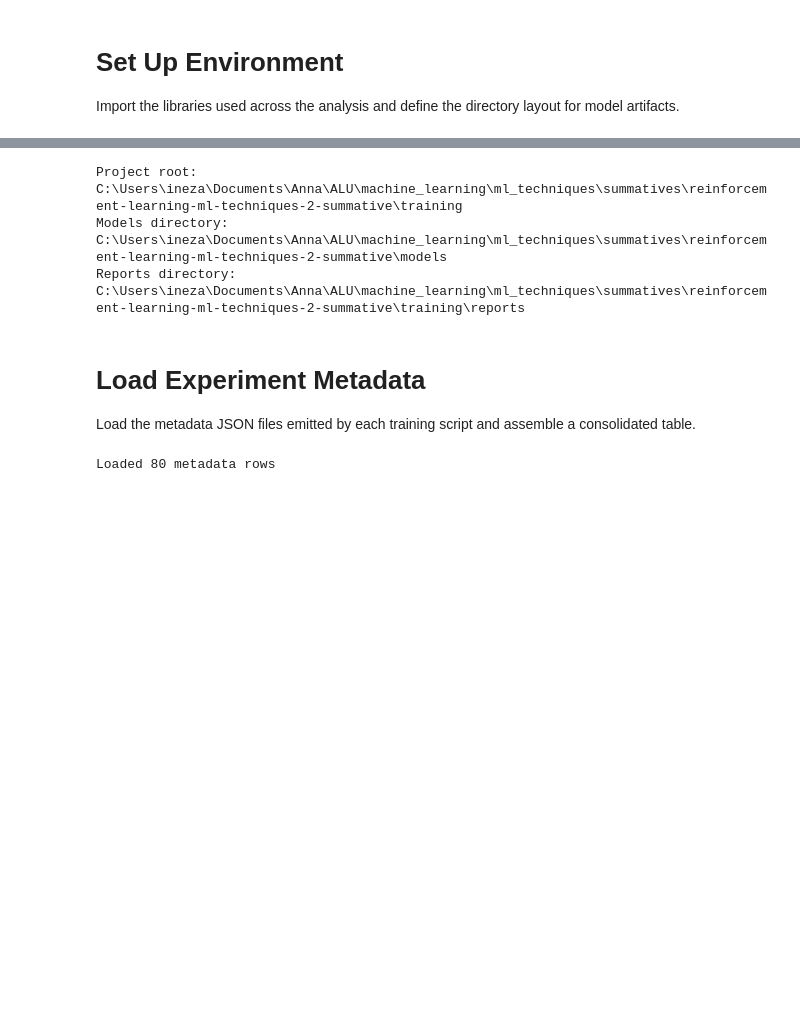
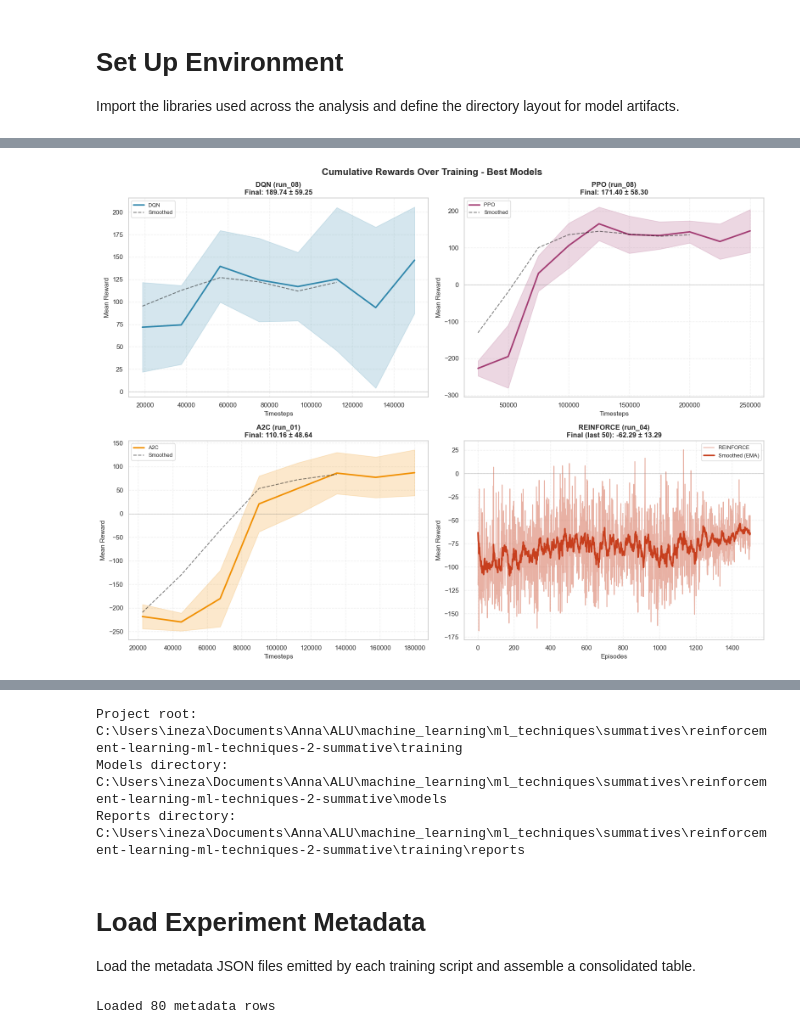
Before and after one commit to aimee-annabelle/reinforcement-learning-ml-techniques-2-summative, a Jupyter notebook: training/results_analysis.ipynb, the cells around one changed output, grey strips where cells are left out. Drawn from its saved outputs; the diff is of its cells as text; code cells hidden in the pictures; blank space fills up the shorter version.

Commit message:
evaluation and model visualization

```diff
--- a/training/results_analysis.ipynb
+++ b/training/results_analysis.ipynb
@@ -3,0 +353,98 @@ Import the libraries used across the analysis and define the directory layout fo
+# %%
+# Get best run for each algorithm
+best_runs = {
+    'DQN': ('dqn', 'run_08'),
+    'PPO': ('ppo', 'run_08'),
+    'A2C': ('a2c', 'run_01'),
+    'REINFORCE': ('pg', 'run_04')
+}
+
+fig, axes = plt.subplots(2, 2, figsize=(16, 12))
+fig.suptitle('Cumulative Rewards Over Training - Best Models', fontsize=16, fontweight='bold')
+
+for idx, (algo_name, (algo_dir, run_name)) in enumerate(best_runs.items()):
+    ax = axes[idx // 2, idx % 2]
+
+    # REINFORCE uses episode_rewards.csv, others use eval_logs/evaluations.npz
+    if algo_name == 'REINFORCE':
+        episode_rewards_path = MODELS_DIR / algo_dir / run_name / 'episode_rewards.csv'
+
+        if episode_rewards_path.exists():
+            episode_df = pd.read_csv(episode_rewards_path)
+            episodes = episode_df['episode'].values
+            rewards = episode_df['return'].values  # Column is 'return' not 'reward'
+
+            # Plot rewards
+            colors = ['#2E86AB', '#A23B72', '#F18F01', '#C73E1D']
+            ax.plot(episodes, rewards, linewidth=1.5, label=f'{algo_name}', color=colors[idx], alpha=0.4)
+
+            # Add smoothed curve (use EMA from CSV if available)
+            if 'ema_reward' in episode_df.columns:
+                ema_rewards = episode_df['ema_reward'].values
+                ax.plot(episodes, ema_rewards, linewidth=2.5, linestyle='-', color=colors[idx], label='Smoothed (EMA)')
+            else:
+                window_size = max(10, len(rewards) // 20)
+                if len(rewards) >= window_size:
+                    smoothed = np.convolve(rewards, np.ones(window_size)/window_size, mode='valid')
+                    smooth_episodes = episodes[:len(smoothed)]
+                    ax.plot(smooth_episodes, smoothed, linewidth=2.5, linestyle='-', color=colors[idx], label='Smoothed')
+
+            # Get final performance
+            final_reward = summary_df[(summary_df['algo'] == 'PG') &
+                                      (summary_df['run_name'] == run_name)]['eval_mean_reward'].values
+            final_val = final_reward[0] if len(final_reward) > 0 else rewards[-50:].mean()
+            std_val = rewards[-50:].std()
+
+            ax.set_title(f'{algo_name} ({run_name})\nFinal (last 50): {final_val:.2f} ± {std_val:.2f}',
+                         fontsize=12, fontweight='bold')
+        else:
+            ax.text(0.5, 0.5, f'{algo_name}\nData not found',
+                    ha='center', va='center', fontsize=12, transform=ax.transAxes)
+            ax.set_title(f'{algo_name} ({run_name})', fontsize=12, fontweight='bold')
+    else:
+        # Load evaluation data for DQN, PPO, A2C
+        eval_path = MODELS_DIR / algo_dir / run_name / 'eval_logs' / 'evaluations.npz'
+
+        if eval_path.exists():
+            data = np.load(eval_path)
+            timesteps = data['timesteps']
+            results = data['results']
+
+            # Calculate mean and std across evaluation episodes
+            mean_rewards = results.mean(axis=1)
+            std_rewards = results.std(axis=1)
+
+            # Plot mean with shaded std
+            colors = ['#2E86AB', '#A23B72', '#F18F01', '#C73E1D']
+            ax.plot(timesteps, mean_rewards, linewidth=2.5, label=f'{algo_name}', color=colors[idx])
+            ax.fill_between(timesteps, mean_rewards - std_rewards, mean_rewards + std_rewards, alpha=0.2, color=colors[idx])
+
+            # Add smoothed curve
+            window_size = max(3, len(mean_rewards) // 20)
+            if len(mean_rewards) >= window_size:
+                smoothed = np.convolve(mean_rewards, np.ones(window_size)/window_size, mode='valid')
+                smooth_timesteps = timesteps[:len(smoothed)]
+                ax.plot(smooth_timesteps, smoothed, linewidth=1.5, linestyle='--', color='black', alpha=0.5, label='Smoothed')
+
+            # Get final performance from summary
+            final_reward = summary_df[(summary_df['algo'] == algo_dir.upper()) &
+                                      (summary_df['run_name'] == run_name)]['eval_mean_reward'].values[0]
+
+            ax.set_title(f'{algo_name} ({run_name})\nFinal: {final_reward:.2f} ± {std_rewards[-1]:.2f}',
+                         fontsize=12, fontweight='bold')
+        else:
+            ax.text(0.5, 0.5, f'{algo_name}\nData not found',
+                    ha='center', va='center', fontsize=12, transform=ax.transAxes)
+            ax.set_title(f'{algo_name} ({run_name})', fontsize=12, fontweight='bold')
+
+    ax.set_xlabel('Episodes' if algo_name == 'REINFORCE' else 'Timesteps', fontsize=11)
+    ax.set_ylabel('Mean Reward', fontsize=11)
+    ax.grid(True, alpha=0.3, linestyle='--')
+    ax.legend(loc='best', fontsize=9)
+    ax.axhline(y=0, color='gray', linestyle='-', linewidth=0.8, alpha=0.5)
+
+plt.tight_layout()
+plt.savefig(output_dir / 'cumulative_rewards_4subplots.png', dpi=300, bbox_inches='tight')
+print(f"✓ Saved: {output_dir / 'cumulative_rewards_4subplots.png'}")
+plt.show()
+# %% [output]
@@ -3,0 +452 @@ Import the libraries used across the analysis and define the directory layout fo
+[figure, added]
```
Also changed, not shown: parts of 30 cells of this notebook, 15 other files.
